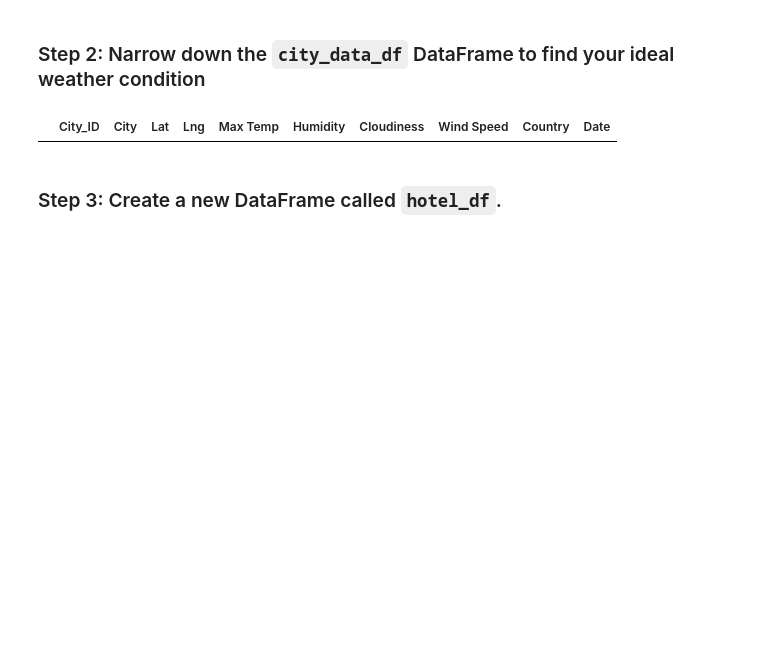
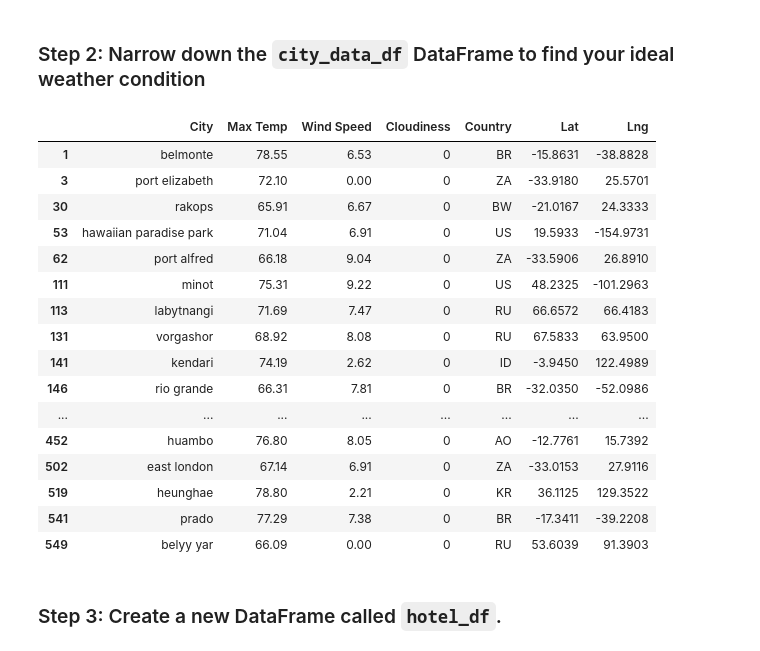
Before and after one commit to MrGoots/Python_API, a Jupyter notebook: WeatherPy/starter_code/VacationPy.ipynb, the cells around one changed output. Drawn from its saved outputs; the diff is of its cells as text; code cells hidden in the pictures; blank space fills up the shorter version.

```diff
--- a/WeatherPy/starter_code/VacationPy.ipynb
+++ b/WeatherPy/starter_code/VacationPy.ipynb
@@ -53,21 +60,34 @@ figure
 ### Step 2: Narrow down the `city_data_df` DataFrame to find your ideal weather condition
 # %%
 # Narrow down cities that fit criteria and drop any results with null values
-filtered_city_data_df = city_data_df
+pref_weather_df = pd.DataFrame(city_data_df, columns=['City', 'Max Temp', 'Wind Speed', 'Cloudiness', 'Country', 'Lat', 'Lng'])
 
-filtered_city_data_df = filtered_city_data_df.loc[(filtered_city_data_df["Max Temp"] < 80 & (filtered_city_data_df['Max Temp'] > 70))]
-
-filtered_city_data_df = filtered_city_data_df.loc[filtered_city_data_df["Wind Speed"] < 10]
-
-filtered_city_data_df = filtered_city_data_df.loc[filtered_city_data_df["Cloudiness"] == 0]
+max_temp = (pref_weather_df['Max Temp'] <= 80) & (pref_weather_df['Max Temp'] >= 65)
+wind_speed = (pref_weather_df['Wind Speed'] < 10)
+cloudiness = (pref_weather_df['Cloudiness'] == 0)
 
 # Drop any rows with null values
-filtered_city_data_df = filtered_city_data_df.dropna()
 
 # Display sample data
-filtered_city_data_df
+pref_weather_df[max_temp & wind_speed & cloudiness]
 # %% [output]
-|  | City_ID | City | Lat | Lng | Max Temp | Humidity | Cloudiness | Wind Speed | Country | Date |
+|  | City | Max Temp | Wind Speed | Cloudiness | Country | Lat | Lng |
+| 1 | belmonte | 78.55 | 6.53 | 0 | BR | -15.8631 | -38.8828 |
+| 3 | port elizabeth | 72.10 | 0.00 | 0 | ZA | -33.9180 | 25.5701 |
+| 30 | rakops | 65.91 | 6.67 | 0 | BW | -21.0167 | 24.3333 |
+| 53 | hawaiian paradise park | 71.04 | 6.91 | 0 | US | 19.5933 | -154.9731 |
+| 62 | port alfred | 66.18 | 9.04 | 0 | ZA | -33.5906 | 26.8910 |
+| 111 | minot | 75.31 | 9.22 | 0 | US | 48.2325 | -101.2963 |
+| 113 | labytnangi | 71.69 | 7.47 | 0 | RU | 66.6572 | 66.4183 |
+| 131 | vorgashor | 68.92 | 8.08 | 0 | RU | 67.5833 | 63.9500 |
+| 141 | kendari | 74.19 | 2.62 | 0 | ID | -3.9450 | 122.4989 |
+| 146 | rio grande | 66.31 | 7.81 | 0 | BR | -32.0350 | -52.0986 |
+| ... | ... | ... | ... | ... | ... | ... | ... |
+| 452 | huambo | 76.80 | 8.05 | 0 | AO | -12.7761 | 15.7392 |
+| 502 | east london | 67.14 | 6.91 | 0 | ZA | -33.0153 | 27.9116 |
+| 519 | heunghae | 78.80 | 2.21 | 0 | KR | 36.1125 | 129.3522 |
+| 541 | prado | 77.29 | 7.38 | 0 | BR | -17.3411 | -39.2208 |
+| 549 | belyy yar | 66.09 | 0.00 | 0 | RU | 53.6039 | 91.3903 |
 # %% [markdown]
 ### Step 3: Create a new DataFrame called `hotel_df`.
 # %%
```
Also changed, not shown: parts of 9 cells of this notebook.
